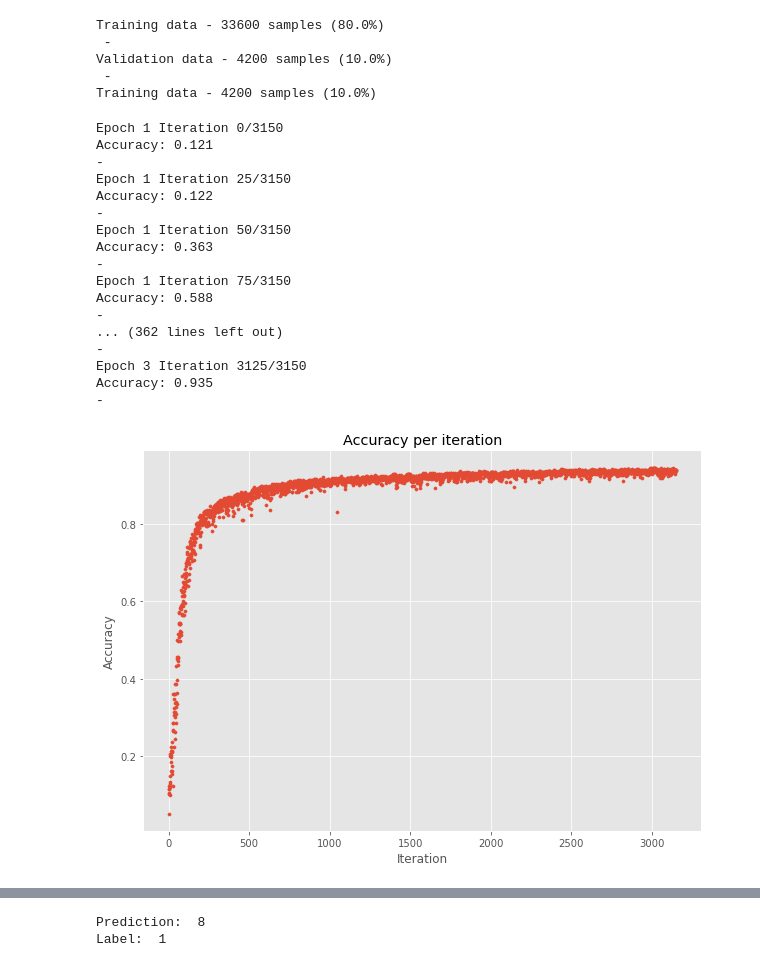
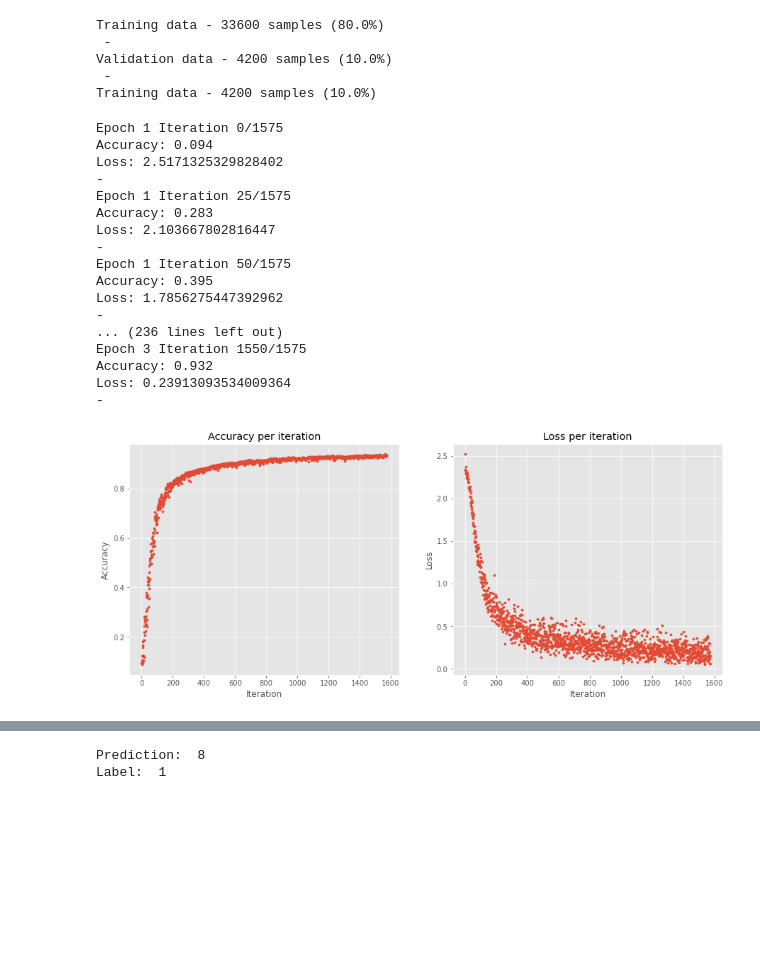
Before and after one commit to mogg3/applied-ai, a Jupyter notebook: NN_PROJECT/notebooks/NN.ipynb, the cells around one changed output, grey strips where cells are left out. Cells and saved outputs as stored; diff of their text form; code cells hidden in the pictures; blank space fills up the shorter version.

Commit message:
Loss history added to NN project

```diff
--- a/NN_PROJECT/notebooks/NN.ipynb
+++ b/NN_PROJECT/notebooks/NN.ipynb
@@ -240,7 +261,7 @@ net.add_layer(10, n_classes, 'softmax')
 
 learning_rate = 1
 epochs = 3
-batchsize = 32
+batchsize = 64
 
 net.fit(X_train, y_train, X_valid, y_valid,
         n_classes = n_classes,
@@ -248,32 +269,39 @@ net.fit(X_train, y_train, X_valid, y_valid,
         epochs = epochs,
         learning_rate = learning_rate)
 # %% [output]
-Epoch 1 Iteration 0/3150
-Accuracy: 0.121
+Epoch 1 Iteration 0/1575
+Accuracy: 0.094
+Loss: 2.5171325329828402
 -
-Epoch 1 Iteration 25/3150
-Accuracy: 0.122
+Epoch 1 Iteration 25/1575
+Accuracy: 0.283
+Loss: 2.103667802816447
 -
-Epoch 1 Iteration 50/3150
-Accuracy: 0.363
+Epoch 1 Iteration 50/1575
+Accuracy: 0.395
+Loss: 1.7856275447392962
 -
-Epoch 1 Iteration 75/3150
-Accuracy: 0.588
+... (236 lines left out)
+Epoch 3 Iteration 1550/1575
+Accuracy: 0.932
+Loss: 0.23913093534009364
 -
-... (362 lines left out)
--
-Epoch 3 Iteration 3125/3150
-Accuracy: 0.935
--
 # %%
-plt.figure(figsize = (10,7))
-plt.scatter([i for i in range(len(net.acc_history))], list(net.acc_history), s = 10)
-plt.title('Accuracy per iteration')
-plt.xlabel('Iteration')
-plt.ylabel('Accuracy')
+fig, (ax1, ax2) = plt.subplots(1, 2, figsize=(15,6))
+
+ax1.scatter([i for i in range(len(net.acc_history))], list(net.acc_history), s = 10)
+ax1.set_title('Accuracy per iteration')
+ax1.set_xlabel('Iteration')
+ax1.set_ylabel('Accuracy')
+
+ax2.scatter([i for i in range(len(net.loss_history))], list(net.loss_history), s = 10)
+ax2.set_title('Loss per iteration')
+ax2.set_xlabel('Iteration')
+ax2.set_ylabel('Loss')
+
 plt.show()
 # %% [output]
-[figure, old version]
+[figure, new version]
 # %%
 print(f'Test set accuracy: {round(net.score(X_test, y_test), 3)*100}%')
 # %% [output]
```
Also changed, not shown: parts of 5 cells of this notebook.
